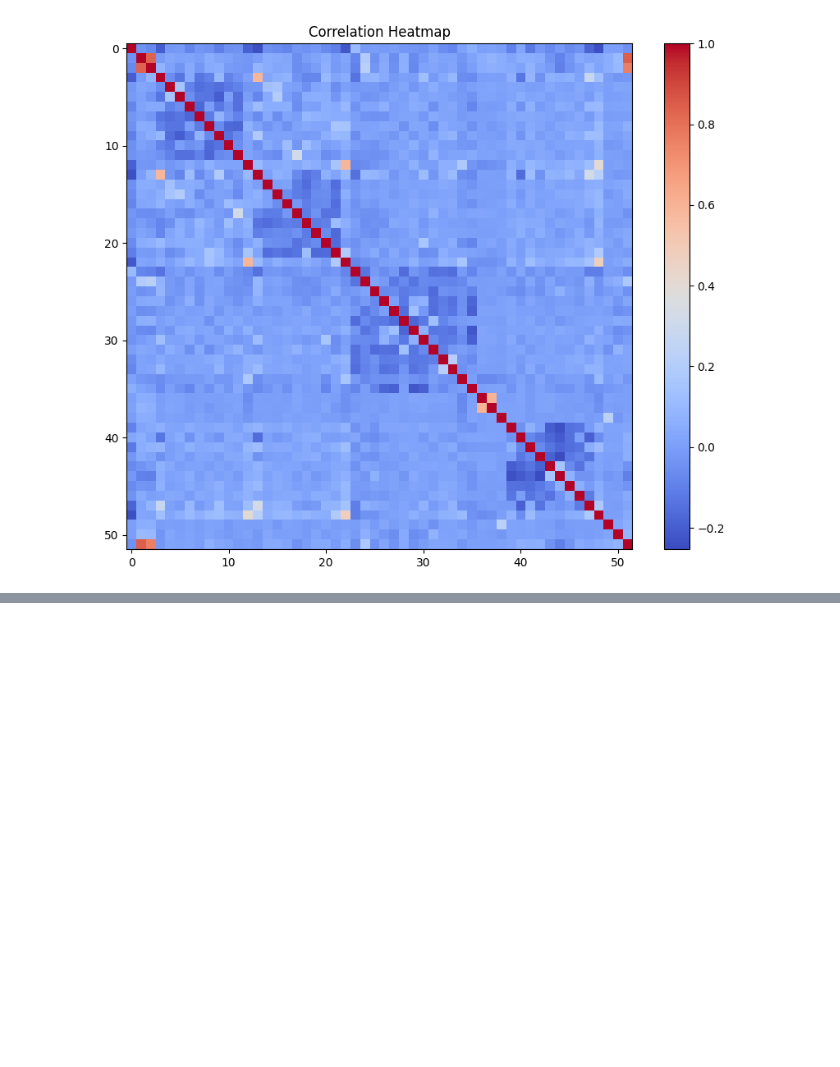
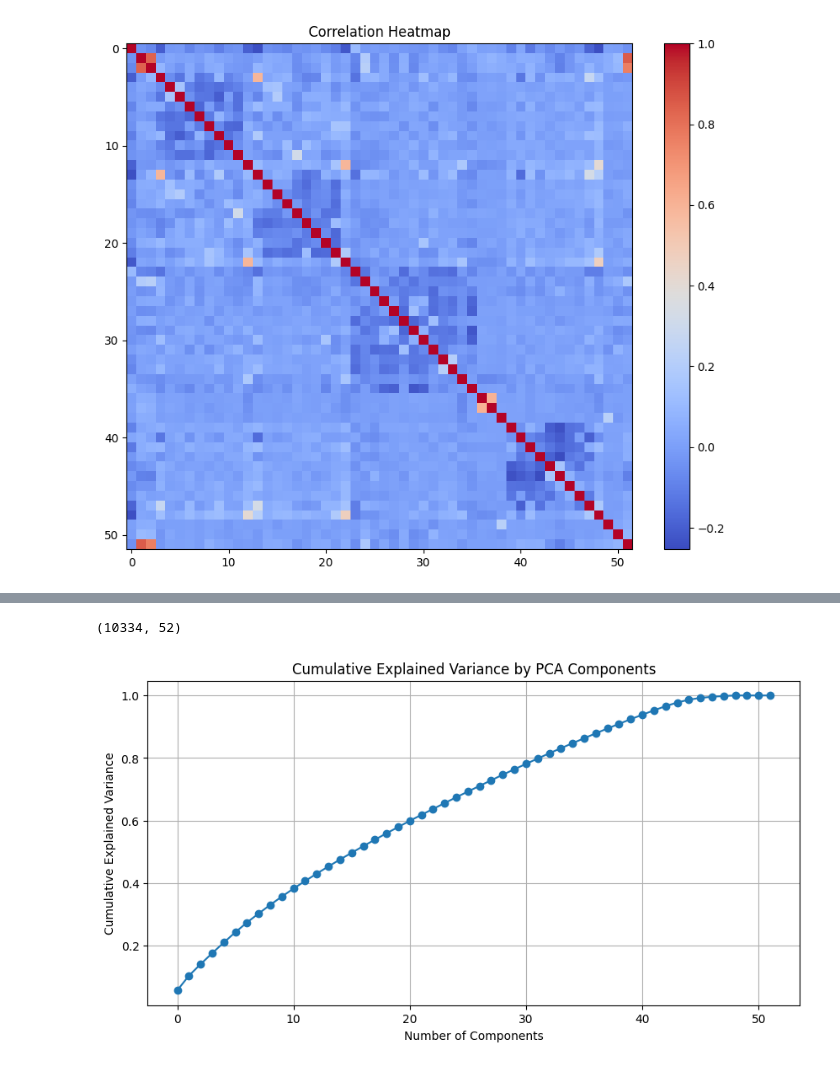
Before and after one commit to KHANDAKAER/SurveyResults2025, a Jupyter notebook: Survey_Results_Exploratory_Data_Analysis.ipynb, the cells around one changed output, grey strips where cells are left out. Drawn from its saved outputs; the diff is of its cells as text; code cells hidden in the pictures; blank space fills up the shorter version.

```diff
--- a/Survey_Results_Exploratory_Data_Analysis.ipynb
+++ b/Survey_Results_Exploratory_Data_Analysis.ipynb
@@ -145,0 +181,5 @@ plt.show()
+# %%
+#only numeric columns
+
+numeric_df = df.select_dtypes(include=['int64', 'float64'])
+numeric_df.head()
@@ -145,0 +194,29 @@ plt.show()
+# %%
+#Drop rows with missing values
+
+numeric_df = numeric_df.dropna()
+numeric_df.shape
+# %% [output]
+(10334, 52)
+# %%
+#Standardize the numeric data
+
+scaler = StandardScaler()
+scaled_data = scaler.fit_transform(numeric_df)
+# %%
+#PCA
+
+pca = PCA()
+pca_components = pca.fit_transform(scaled_data)
+# %%
+#how much each component explains variance
+
+plt.figure(figsize=(10,5))
+plt.plot(np.cumsum(pca.explained_variance_ratio_), marker='o')
+plt.title('Cumulative Explained Variance by PCA Components')
+plt.xlabel('Number of Components')
+plt.ylabel('Cumulative Explained Variance')
+plt.grid()
+plt.show()
+# %% [output]
+[figure, added]
```
Also changed, not shown: parts of 25 cells of this notebook.
